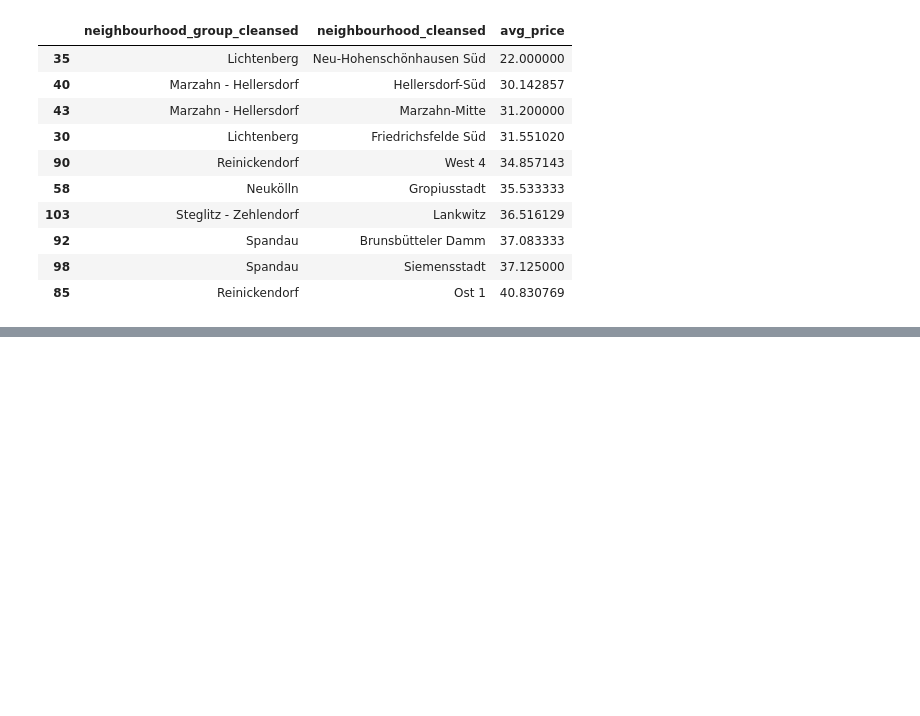
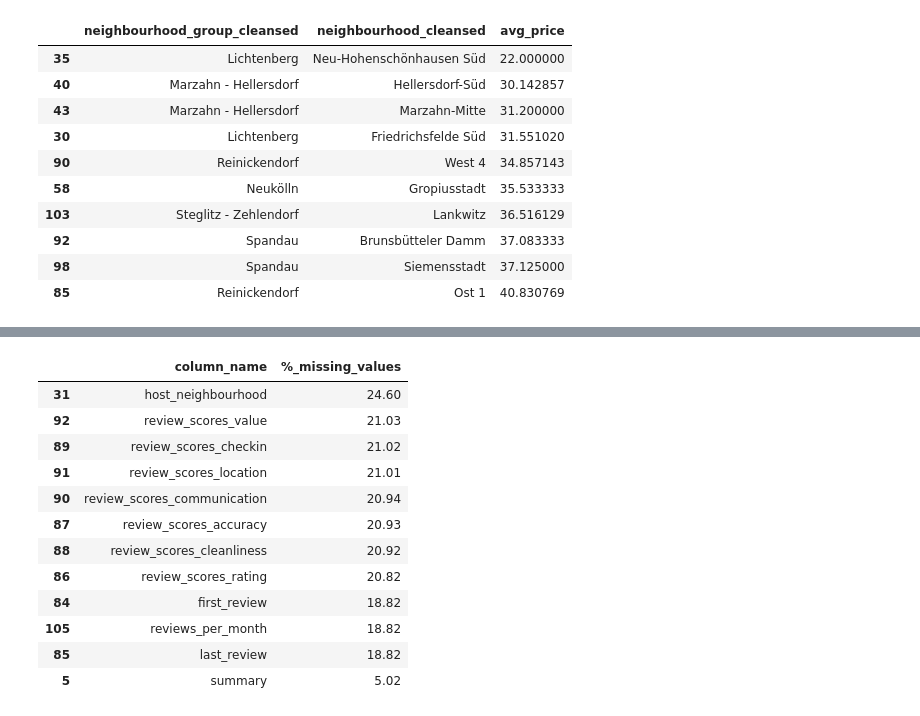
Before and after one commit to wkirui/Airbnb-Price-Prediction, a Jupyter notebook: Airbnb Data Data Processing.ipynb, the cells around one changed output, grey strips where cells are left out. Cells and saved outputs as stored; diff of their text form; code cells hidden in the pictures; blank space fills up the shorter version.

```diff
--- a/Airbnb Data Data Processing.ipynb
+++ b/Airbnb Data Data Processing.ipynb
@@ -221,0 +269,18 @@ listings_data.groupby(['neighbourhood_group_cleansed','neighbourhood_cleansed'])
+# %%
+# columns missing between 5% & 30%
+percent_missing_values[(percent_missing_values['%_missing_values']>=5) &
+                                (percent_missing_values['%_missing_values']<=30)]
+# %% [output]
+|  | column_name | %_missing_values |
+| 31 | host_neighbourhood | 24.60 |
+| 92 | review_scores_value | 21.03 |
+| 89 | review_scores_checkin | 21.02 |
+| 91 | review_scores_location | 21.01 |
+| 90 | review_scores_communication | 20.94 |
+| 87 | review_scores_accuracy | 20.93 |
+| 88 | review_scores_cleanliness | 20.92 |
+| 86 | review_scores_rating | 20.82 |
+| 84 | first_review | 18.82 |
+| 105 | reviews_per_month | 18.82 |
+| 85 | last_review | 18.82 |
+| 5 | summary | 5.02 |
```
Also changed, not shown: parts of 18 cells of this notebook.
